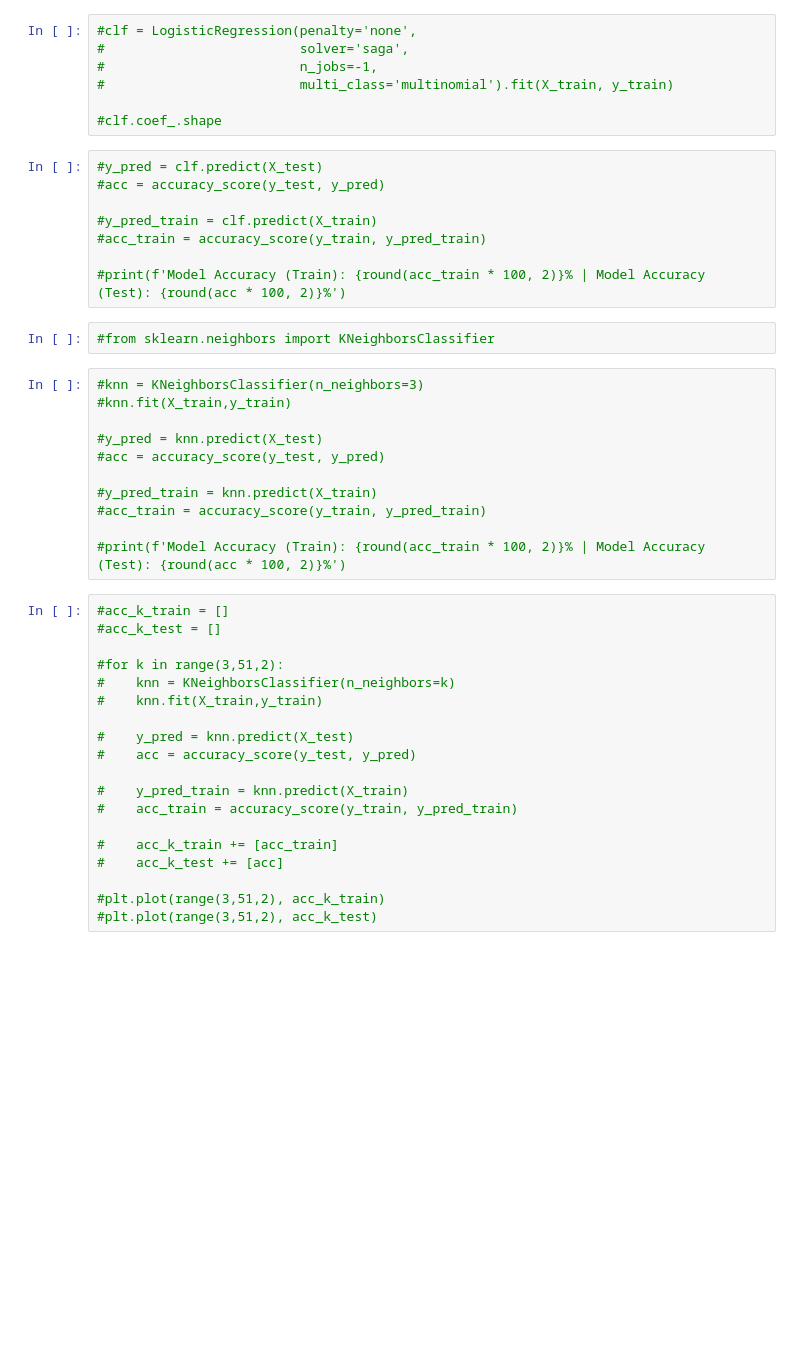
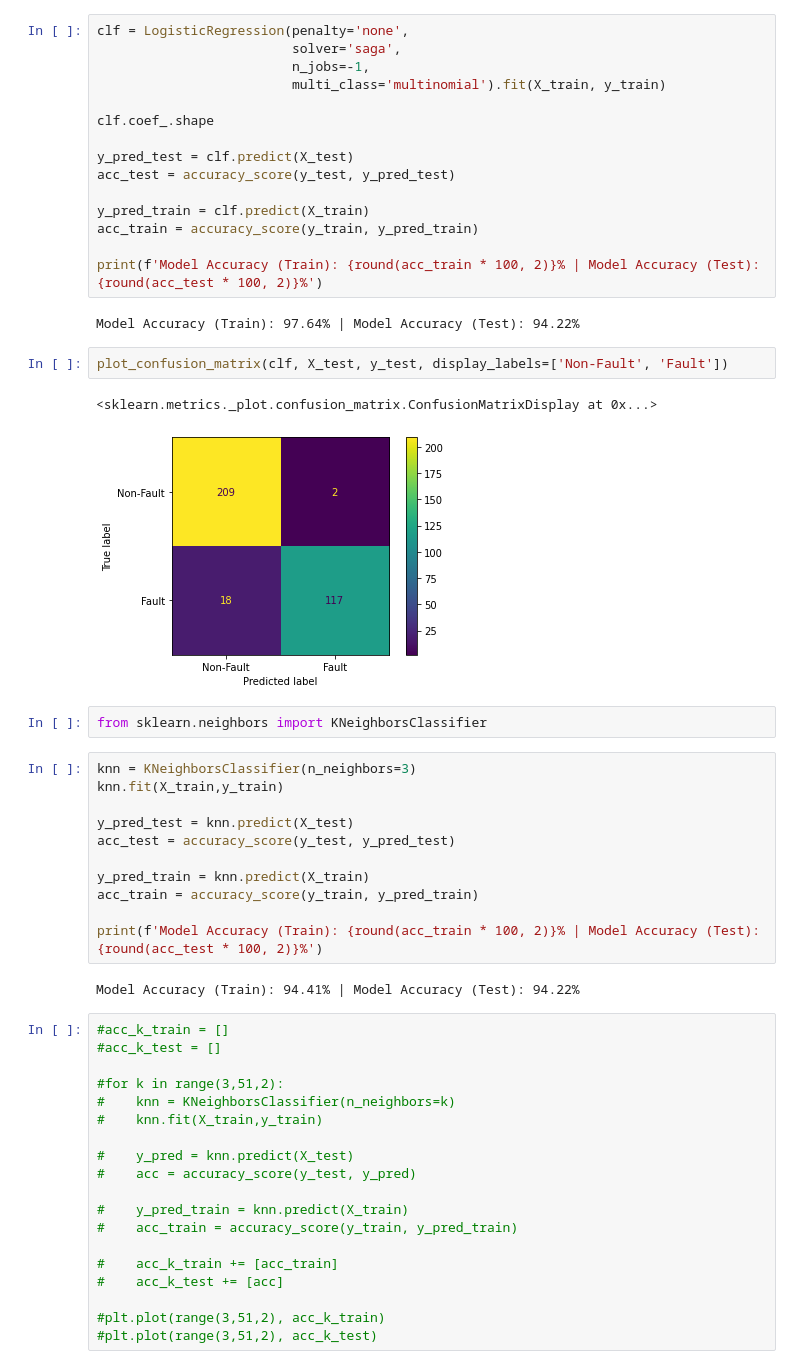
Before and after one commit to jpgomess/facies_classification, a Jupyter notebook: facies_classification.ipynb, the cells around one changed output. Saved outputs shown, nothing was run; the diff lists cells and outputs as text; blank space fills up the shorter version.

```diff
--- a/facies_classification.ipynb
+++ b/facies_classification.ipynb
@@ -141,31 +147,40 @@ X_train, X_test, y_train, y_test = train_test_split(X, y, random_state=9,
 # %%
-#clf = LogisticRegression(penalty='none',
-#                         solver='saga',
-#                         n_jobs=-1,
-#                         multi_class='multinomial').fit(X_train, y_train)
+clf = LogisticRegression(penalty='none',
+                         solver='saga',
+                         n_jobs=-1,
+                         multi_class='multinomial').fit(X_train, y_train)
 
-#clf.coef_.shape
+clf.coef_.shape
+
+y_pred_test = clf.predict(X_test)
+acc_test = accuracy_score(y_test, y_pred_test)
+
+y_pred_train = clf.predict(X_train)
+acc_train = accuracy_score(y_train, y_pred_train)
+
+print(f'Model Accuracy (Train): {round(acc_train * 100, 2)}% | Model Accuracy (Test): {round(acc_test * 100, 2)}%')
+# %% [output]
+Model Accuracy (Train): 97.64% | Model Accuracy (Test): 94.22%
+# %%
+plot_confusion_matrix(clf, X_test, y_test, display_labels=['Non-Fault', 'Fault'])
+# %% [output]
+<sklearn.metrics._plot.confusion_matrix.ConfusionMatrixDisplay at 0x...>
+[figure, added]
+# %%
+from sklearn.neighbors import KNeighborsClassifier
 # %%
-#y_pred = clf.predict(X_test)
-#acc = accuracy_score(y_test, y_pred)
+knn = KNeighborsClassifier(n_neighbors=3)
+knn.fit(X_train,y_train)
 
-#y_pred_train = clf.predict(X_train)
-#acc_train = accuracy_score(y_train, y_pred_train)
+y_pred_test = knn.predict(X_test)
+acc_test = accuracy_score(y_test, y_pred_test)
 
-#print(f'Model Accuracy (Train): {round(acc_train * 100, 2)}% | Model Accuracy (Test): {round(acc * 100, 2)}%')
+y_pred_train = knn.predict(X_train)
+acc_train = accuracy_score(y_train, y_pred_train)
+
+print(f'Model Accuracy (Train): {round(acc_train * 100, 2)}% | Model Accuracy (Test): {round(acc_test * 100, 2)}%')
+# %% [output]
+Model Accuracy (Train): 94.41% | Model Accuracy (Test): 94.22%
-# %%
-#from sklearn.neighbors import KNeighborsClassifier
-# %%
-#knn = KNeighborsClassifier(n_neighbors=3)
-#knn.fit(X_train,y_train)
-
-#y_pred = knn.predict(X_test)
-#acc = accuracy_score(y_test, y_pred)
-
-#y_pred_train = knn.predict(X_train)
-#acc_train = accuracy_score(y_train, y_pred_train)
-
-#print(f'Model Accuracy (Train): {round(acc_train * 100, 2)}% | Model Accuracy (Test): {round(acc * 100, 2)}%')
 # %%
 #acc_k_train = []
 #acc_k_test = []
```
Also changed, not shown: parts of 28 cells of this notebook.
